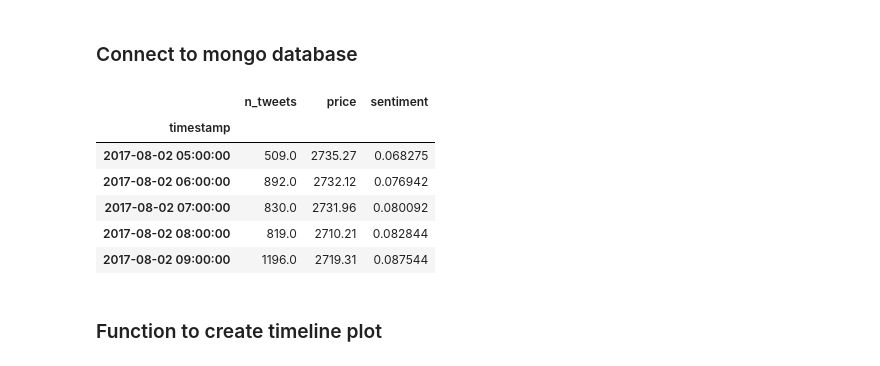
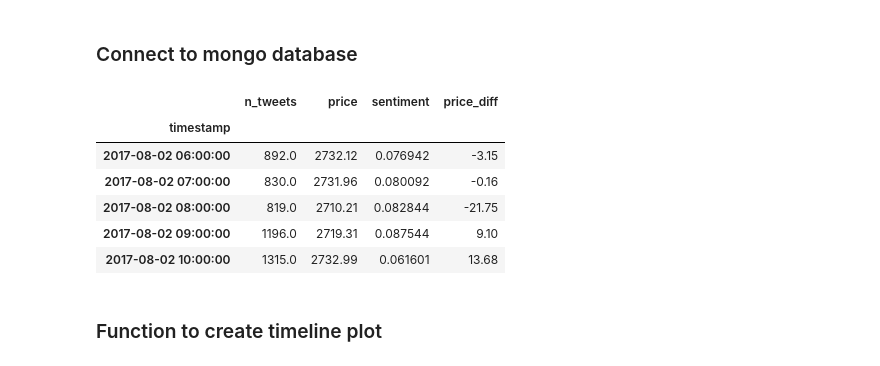
Before and after one commit to Wolfpack-Inc/data-engineering, a Jupyter notebook: machine-learning/keras-training.ipynb, the cells around one changed output. Drawn from its saved outputs; the diff is of its cells as text; code cells hidden in the pictures.

```diff
--- a/machine-learning/keras-training.ipynb
+++ b/machine-learning/keras-training.ipynb
@@ -48,17 +48,20 @@ data = db.external
 # %%
 # Load the data
 df= (pd.DataFrame(list(data.find()))
     .drop('_id', 1)
     .set_index('timestamp')
     .sort_index()
     .dropna())
 
+df['price_diff'] = df['price'].diff()
+df = df.dropna()
+
 df.head()
 # %% [output]
-|  | n_tweets | price | sentiment |
-| timestamp |  |  |  |
-| 2017-08-02 05:00:00 | 509.0 | 2735.27 | 0.068275 |
-| 2017-08-02 06:00:00 | 892.0 | 2732.12 | 0.076942 |
-| 2017-08-02 07:00:00 | 830.0 | 2731.96 | 0.080092 |
-| 2017-08-02 08:00:00 | 819.0 | 2710.21 | 0.082844 |
-| 2017-08-02 09:00:00 | 1196.0 | 2719.31 | 0.087544 |
+|  | n_tweets | price | sentiment | price_diff |
+| timestamp |  |  |  |  |
+| 2017-08-02 06:00:00 | 892.0 | 2732.12 | 0.076942 | -3.15 |
+| 2017-08-02 07:00:00 | 830.0 | 2731.96 | 0.080092 | -0.16 |
+| 2017-08-02 08:00:00 | 819.0 | 2710.21 | 0.082844 | -21.75 |
+| 2017-08-02 09:00:00 | 1196.0 | 2719.31 | 0.087544 | 9.10 |
+| 2017-08-02 10:00:00 | 1315.0 | 2732.99 | 0.061601 | 13.68 |
```
Also changed, not shown: parts of 18 cells of this notebook, 2 other files.
